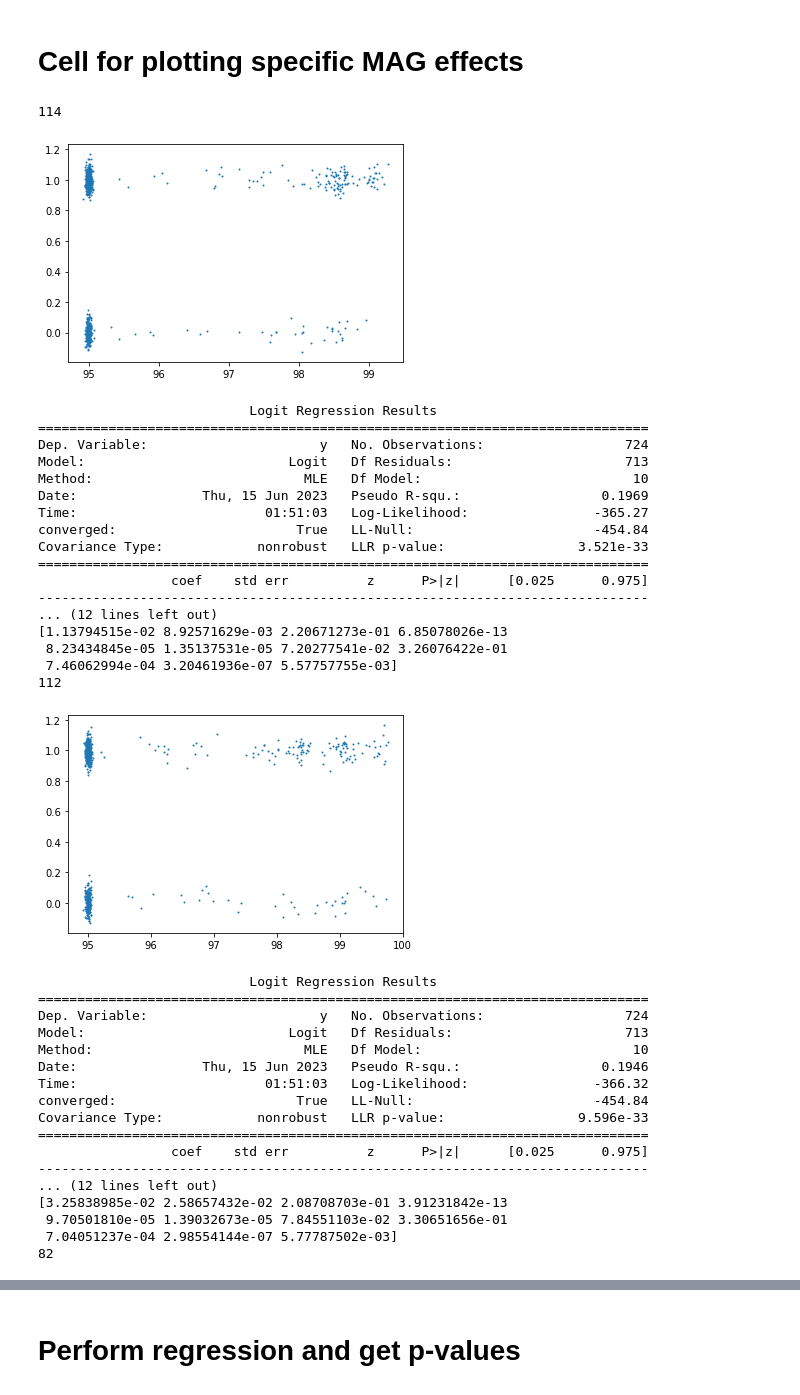
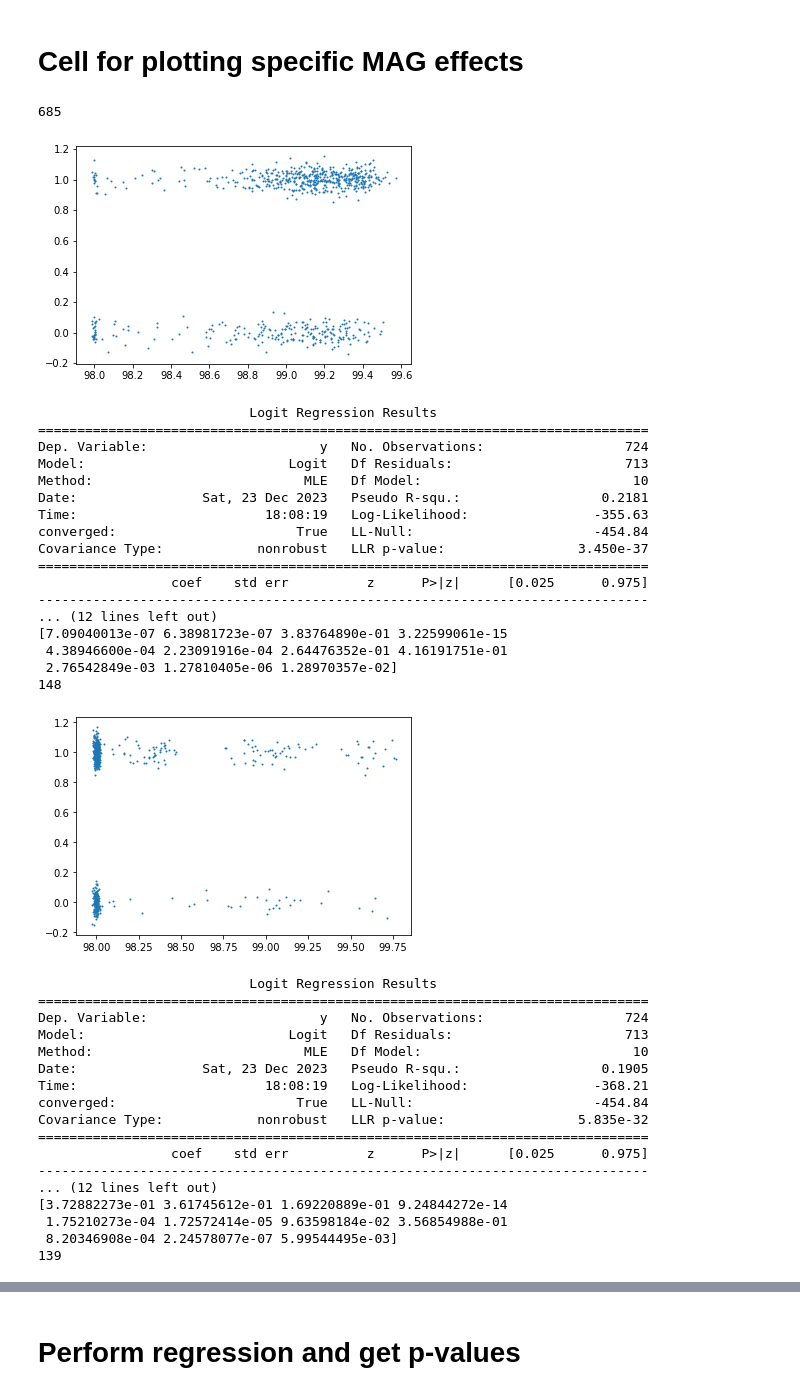
Before and after one commit to bluenote-1577/sylph-test, a Jupyter notebook: analysis.ipynb, the cells around one changed output, grey strips where cells are left out. Saved outputs shown, nothing was run; the diff lists cells and outputs as text; code cells hidden in the pictures.

```diff
--- a/analysis.ipynb
+++ b/analysis.ipynb
@@ -3,7 +3,7 @@
 
 The cell below initializes things and loads the pickled files.
 # %%
-##### import csv
+import csv
 import pickle
 run_to_case = dict()
 run_to_covar = dict()
@@ -45,11 +45,13 @@ for patient in mydict:
     #print(age,sex,alc,lax,prob,pain,dep,anti,sleep)
     run_to_covar[run] = [float(bases), float(age), sex, alc, lax, prob, pain, dep, anti, sleep]
 
-results_file = "contain_results_c100_geq95.txt"
+
+results_file = "./wallen_uhgg_all_v0.5.tsv"
+#results_file = "contain_results_c100_geq95.txt"
 #results_file = "./no-adj_uhgg_c100_on_all_results.txt"
 #prefix = ""
-#prefix = "98-fixed-covs-"
-prefix = "95-fixed-covs-"
+prefix = "98-v05-covs-"
+#prefix = "95-fixed-covs-"
 # %% [markdown]
 # LOAD EVERYTHING
 # %%
@@ -78,19 +80,22 @@ all_runs = set()
 all_mags = set()
 
 f = open(results_file,'r')
+count = 0
 next(f)
 for line in f:
     if 'ANI' in line:
         continue
     spl = line.split()
     ani = float(spl[2])
-    eff_cov = float(spl[5])
-    run = spl[0].split('_')[0].split('/')[-1]
+    eff_cov = float(spl[3])
+    run = spl[0].split('/')[-1].split('_')[0]
     mag = spl[1].split('/')[-1]
     all_results.append(nn_res(ani,run,mag,eff_cov))
     all_runs.add(run)
     all_mags.add(mag)
-
+    count +=1
+    if count % 1000000 == 0:
+        print(count)
 #PCA for all runs
 from collections import defaultdict
 import copy
@@ -205,7 +246,7 @@ import matplotlib
 import matplotlib.pyplot as plt
 #noise = np.array(range(len(y))) * 0.001
 #igh
-mag1 = 'MGYG000260137.fa'
+mag1 = 'MGYG000162149.fa.gz'
 #low
 mag2 = 'MGYG000076696.fa'
 
@@ -216,67 +257,67 @@ mag4 = 'MGYG000207059.fa'
 mag5 = 'MGYG000049420.fa'
 mags = [mag1, mag2, mag3, mag4, mag5]
 for mag in mags:
     # import numpy as np
 
     dicts = mag_points[mag]
     l = [[ run_to_case[a],b, mag_abundances[mag][a] * 10000000] + run_to_covar[a][1:] for a,b in dicts.items()]
     X = np.array([[p[1]] + p[3:] for p in l])
     #X = np.array([[p[1]] for p in l])
     y = np.array([0 if p[0] =='Control' else 1 for p in l])
     noise = np.random.normal(0,.05,len(y))
 
     #print(len(X))
     #print(sorted(zip(X,y)))
     y_n = y + noise
     ind = 0
     X_n = X[:,ind] + np.random.normal(0,(np.max(X[:,ind]) - np.min(X[:,ind]))/200,len(X[:,ind]))
     print(len([x for x in X[:,ind] if x > 98]))
     plt.plot(X_n, y_n,'o', ms = 1)
     #print(X,y)
     plt.show()
 
     X = sm.add_constant(X)
 
     # Perform logistic regression
     model = sm.Logit(y, X)
     result = model.fit(method='newton', disp = 0, maxiters=100)
     print(result.summary())
     print(result.pvalues)
 # %% [output]
-114
+685
-[figure, old version]
+[figure, new version]
                            Logit Regression Results
 ==============================================================================
 Dep. Variable:                      y   No. Observations:                  724
 Model:                          Logit   Df Residuals:                      713
 Method:                           MLE   Df Model:                           10
-Date:                Thu, 15 Jun 2023   Pseudo R-squ.:                  0.1969
-Time:                        01:51:03   Log-Likelihood:                -365.27
+Date:                Sat, 23 Dec 2023   Pseudo R-squ.:                  0.2181
+Time:                        18:08:19   Log-Likelihood:                -355.63
 converged:                       True   LL-Null:                       -454.84
-Covariance Type:            nonrobust   LLR p-value:                 3.521e-33
+Covariance Type:            nonrobust   LLR p-value:                 3.450e-37
 ==============================================================================
                  coef    std err          z      P>|z|      [0.025      0.975]
 ------------------------------------------------------------------------------
 ... (12 lines left out)
-[1.13794515e-02 8.92571629e-03 2.20671273e-01 6.85078026e-13
- 8.23434845e-05 1.35137531e-05 7.20277541e-02 3.26076422e-01
- 7.46062994e-04 3.20461936e-07 5.57757755e-03]
-112
+[7.09040013e-07 6.38981723e-07 3.83764890e-01 3.22599061e-15
+ 4.38946600e-04 2.23091916e-04 2.64476352e-01 4.16191751e-01
+ 2.76542849e-03 1.27810405e-06 1.28970357e-02]
+148
-[figure, old version]
+[figure, new version]
                            Logit Regression Results
 ==============================================================================
 Dep. Variable:                      y   No. Observations:                  724
 Model:                          Logit   Df Residuals:                      713
 Method:                           MLE   Df Model:                           10
-Date:                Thu, 15 Jun 2023   Pseudo R-squ.:                  0.1946
-Time:                        01:51:03   Log-Likelihood:                -366.32
+Date:                Sat, 23 Dec 2023   Pseudo R-squ.:                  0.1905
+Time:                        18:08:19   Log-Likelihood:                -368.21
 converged:                       True   LL-Null:                       -454.84
-Covariance Type:            nonrobust   LLR p-value:                 9.596e-33
+Covariance Type:            nonrobust   LLR p-value:                 5.835e-32
 ==============================================================================
                  coef    std err          z      P>|z|      [0.025      0.975]
 ------------------------------------------------------------------------------
 ... (12 lines left out)
-[3.25838985e-02 2.58657432e-02 2.08708703e-01 3.91231842e-13
- 9.70501810e-05 1.39032673e-05 7.84551103e-02 3.30651656e-01
- 7.04051237e-04 2.98554144e-07 5.77787502e-03]
-82
+[3.72882273e-01 3.61745612e-01 1.69220889e-01 9.24844272e-14
+ 1.75210273e-04 1.72572414e-05 9.63598184e-02 3.56854988e-01
+ 8.20346908e-04 2.24578077e-07 5.99544495e-03]
+139
```
Also changed, not shown: parts of 5 cells of this notebook, 2 other files.
